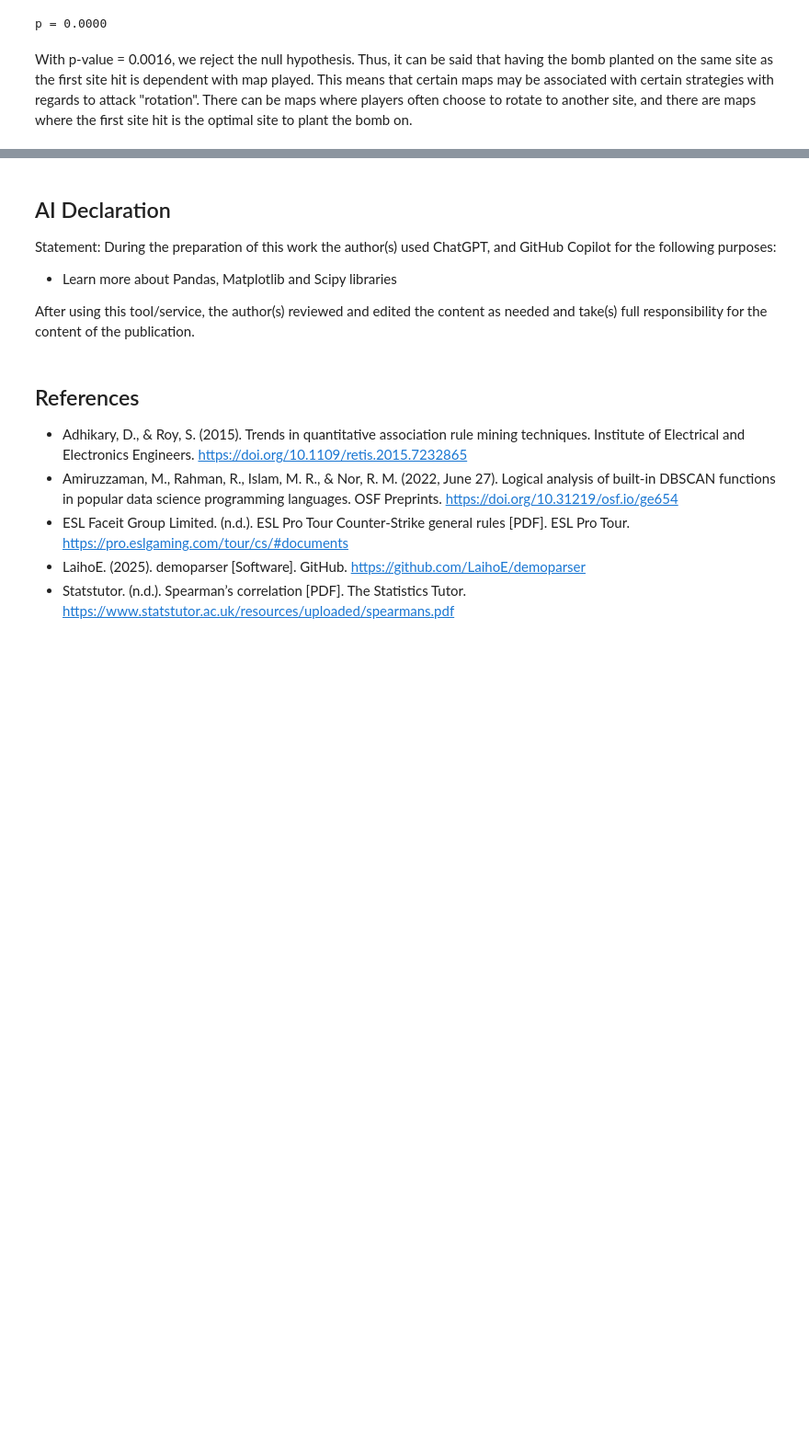
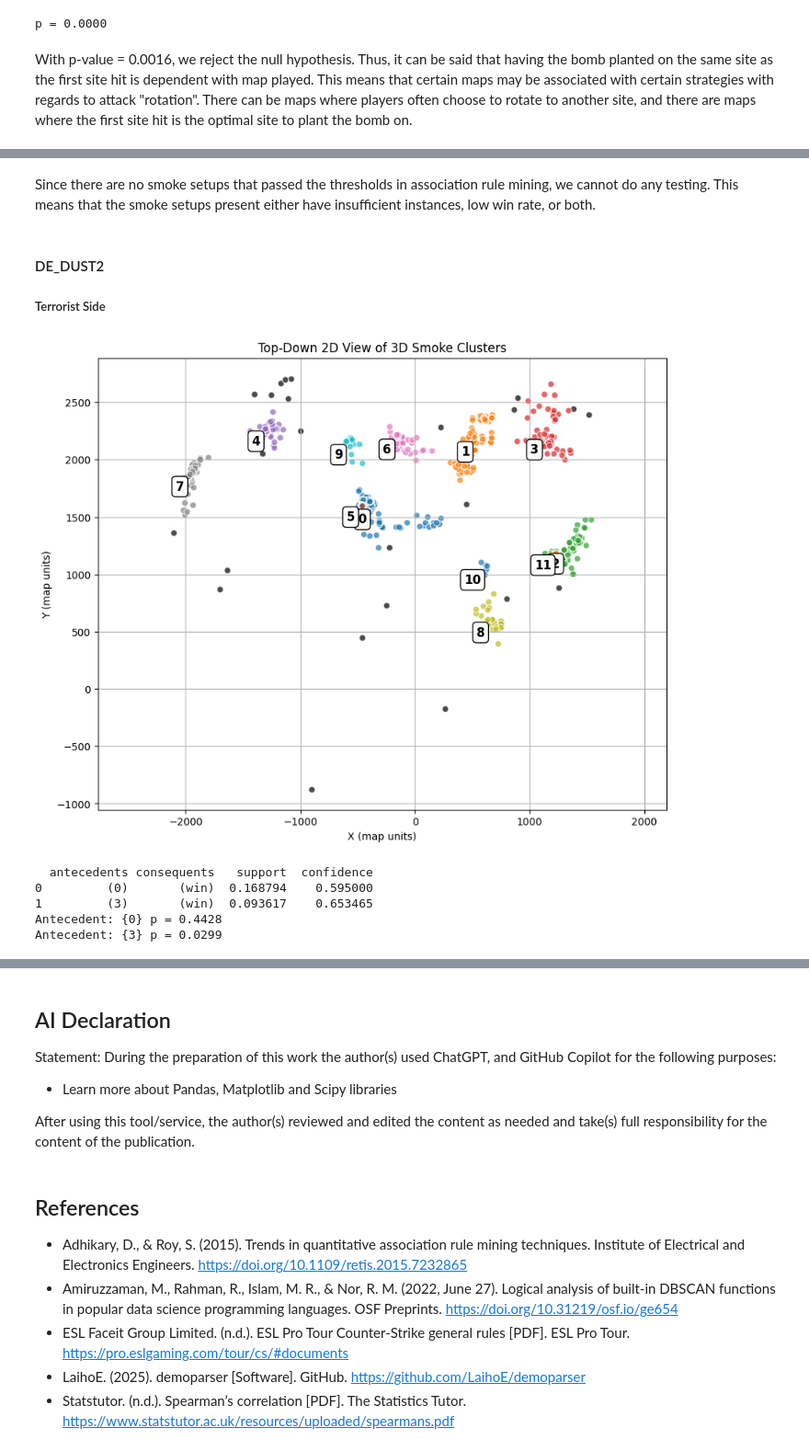
Before and after one commit to iwillreku3206/CSMODEL-MP, a Jupyter notebook: MP.ipynb, the cells around one changed output, grey strips where cells are left out. Shown at 92% size. Drawn from its saved outputs; the diff is of its cells as text; code cells hidden in the pictures; blank space fills up the shorter version.

```diff
--- a/MP.ipynb
+++ b/MP.ipynb
@@ -2184,0 +2927,14 @@ With p-value = 0.0016, we reject the null hypothesis. Thus, it can be said that
+# %% [markdown]
+Since there are no smoke setups that passed the thresholds in association rule mining, we cannot do any testing. This means that the smoke setups present either have insufficient instances, low win rate, or both.
+# %% [markdown]
+#### DE_DUST2
+##### Terrorist Side
+# %%
+main_func("de_dust2", "T")
+# %% [output]
+[figure, added]
+  antecedents consequents   support  confidence
+0         (0)       (win)  0.168794    0.595000
+1         (3)       (win)  0.093617    0.653465
+Antecedent: {0} p = 0.4428
+Antecedent: {3} p = 0.0299
```
Also changed, not shown: parts of 115 cells of this notebook.
